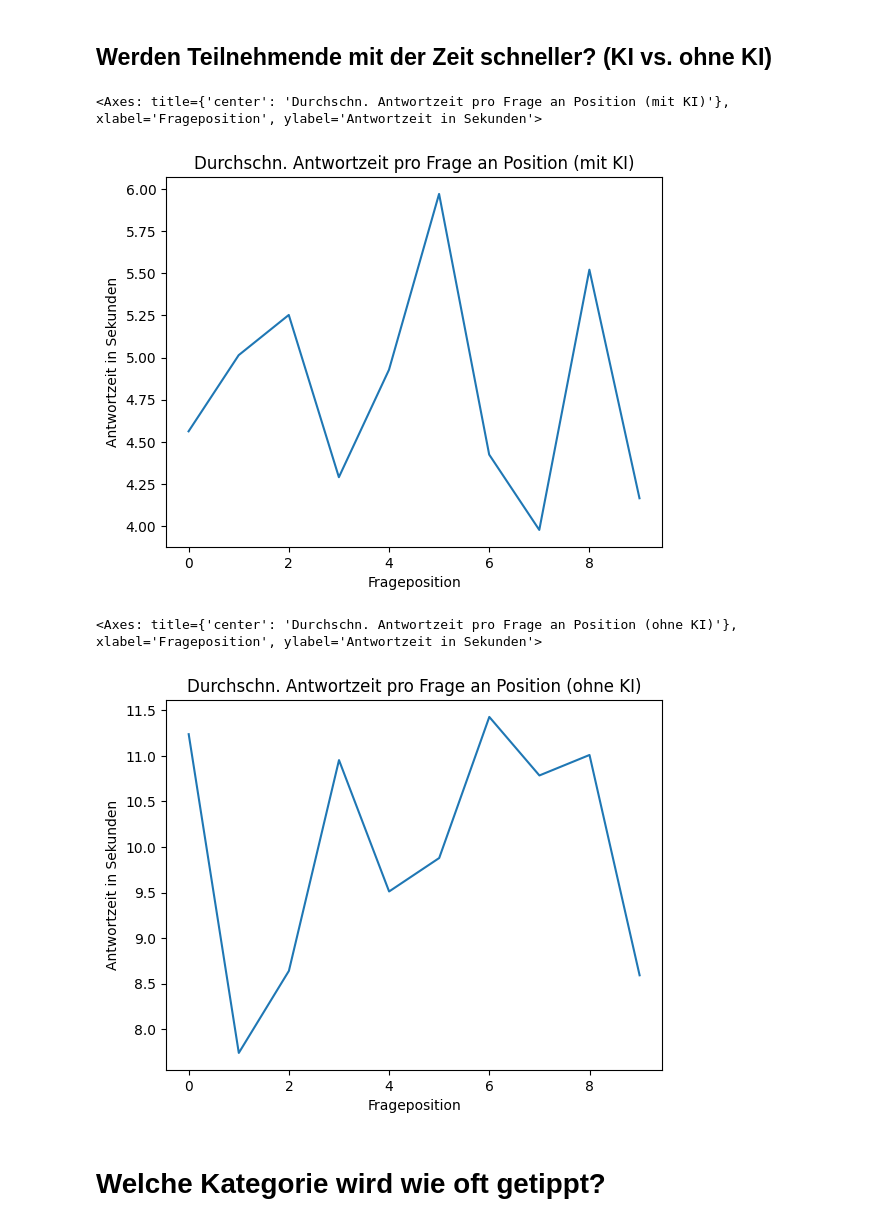
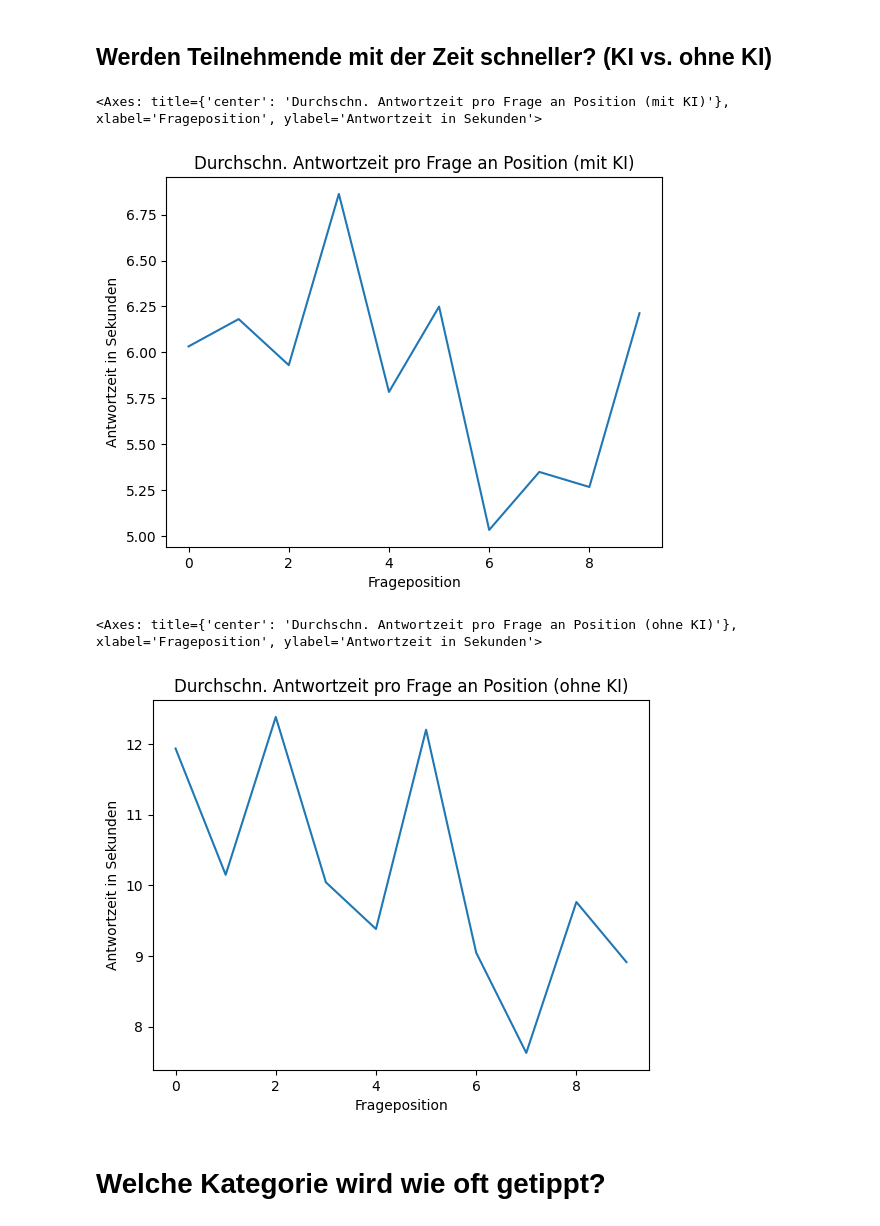
Before and after one commit to anacision-de/postkorb-panic, a Jupyter notebook: analysis/Analysis.ipynb, the cells around one changed output. Saved outputs shown, nothing was run; the diff lists cells and outputs as text; code cells hidden in the pictures.

```diff
--- a/analysis/Analysis.ipynb
+++ b/analysis/Analysis.ipynb
@@ -8,5 +12,5 @@ from sklearn.metrics import confusion_matrix
 # %%
-files = glob("../feedback/*.json")
+files = glob("../results/*.json")
 # %%
 files
 # %% [output]
@@ -85,25 +84,25 @@ feedback_data.drop_duplicates("game_id").groupby("aiMode")["correct"].agg(
 # %%
 feedback_data[feedback_data["aiMode"]].groupby("question_pos")[
     "responseTime"
-].mean().plot(
+].median().plot(
     title="Durchschn. Antwortzeit pro Frage an Position (mit KI)",
     xlabel="Frageposition",
     ylabel="Antwortzeit in Sekunden",
 )
 # %% [output]
 <Axes: title={'center': 'Durchschn. Antwortzeit pro Frage an Position (mit KI)'}, xlabel='Frageposition', ylabel='Antwortzeit in Sekunden'>
-[figure, old version]
+[figure, new version]
 # %%
 feedback_data[~feedback_data["aiMode"]].groupby("question_pos")[
     "responseTime"
-].mean().plot(
+].median().plot(
     title="Durchschn. Antwortzeit pro Frage an Position (ohne KI)",
     xlabel="Frageposition",
     ylabel="Antwortzeit in Sekunden",
 )
 # %% [output]
 <Axes: title={'center': 'Durchschn. Antwortzeit pro Frage an Position (ohne KI)'}, xlabel='Frageposition', ylabel='Antwortzeit in Sekunden'>
-[figure, old version]
+[figure, new version]
 # %% [markdown]
 # Welche Kategorie wird wie oft getippt?
 # %%
```
Also changed, not shown: parts of 10 cells of this notebook, 1 other file.
